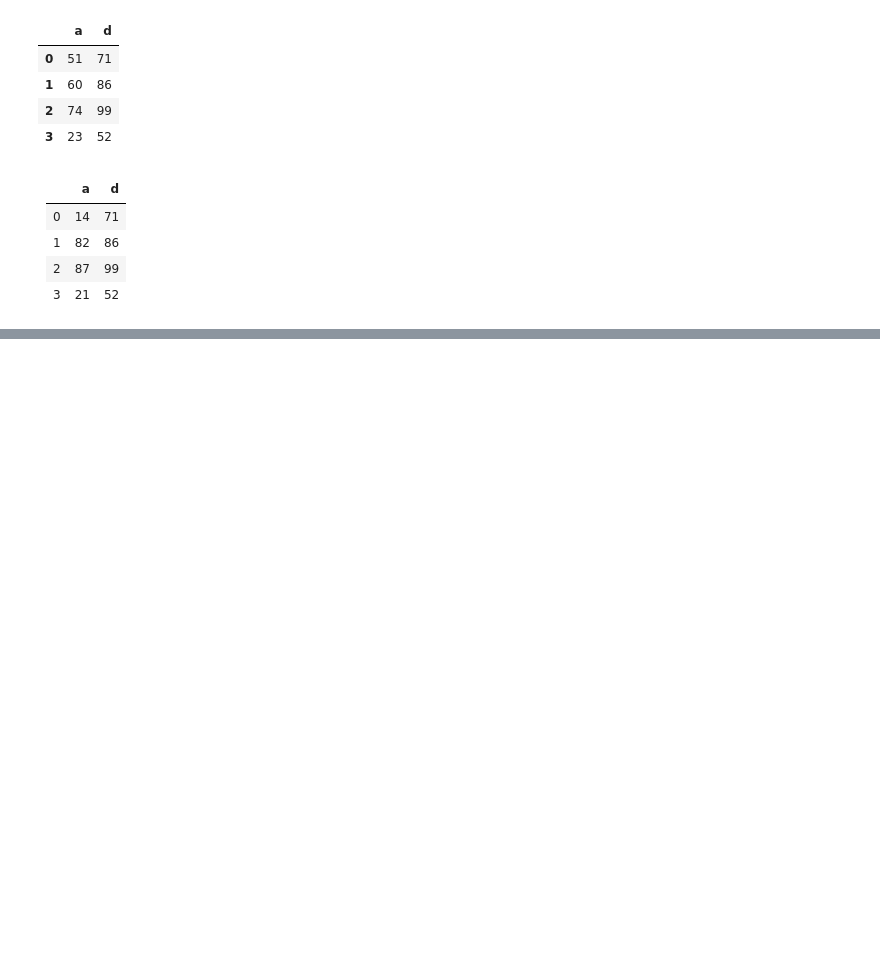
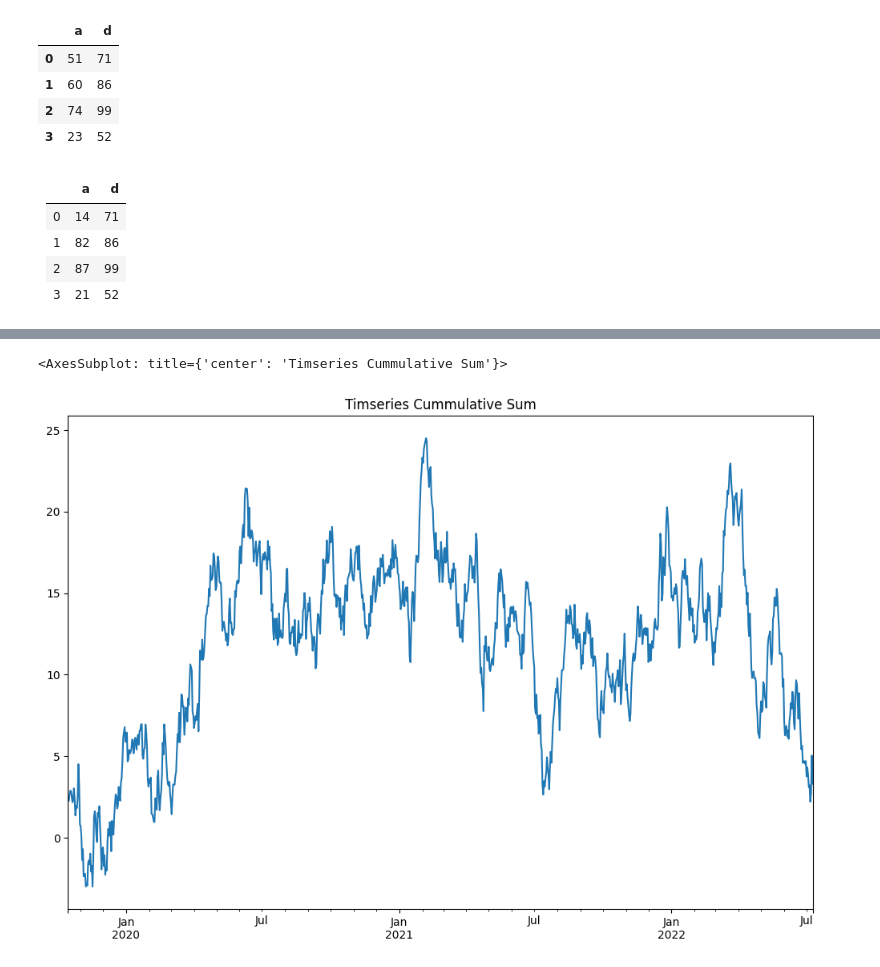
Before and after one commit to mpolinowski/python-pandas-2023, a Jupyter notebook: pandas_cheat_sheet.ipynb, the cells around one changed output, grey strips where cells are left out. Cells and saved outputs as stored; diff of their text form; code cells hidden in the pictures; blank space fills up the shorter version.

```diff
--- a/pandas_cheat_sheet.ipynb
+++ b/pandas_cheat_sheet.ipynb
@@ -3133,0 +3170,6 @@ sql_df
+# %%
+timeseries = timeseries.cumsum()
+timeseries.plot(title='Timseries Cummulative Sum', figsize=(12,8))
+# %% [output]
+<AxesSubplot: title={'center': 'Timseries Cummulative Sum'}>
+[figure, added]
```
Also changed, not shown: parts of 75 cells of this notebook, 25 other files.
